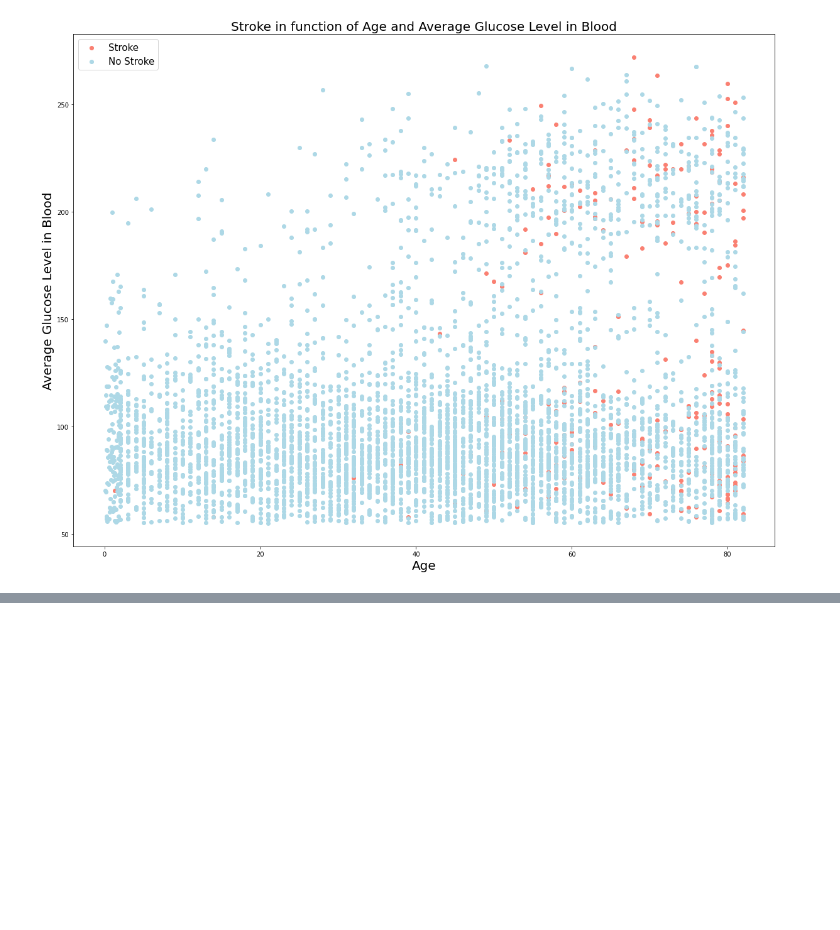
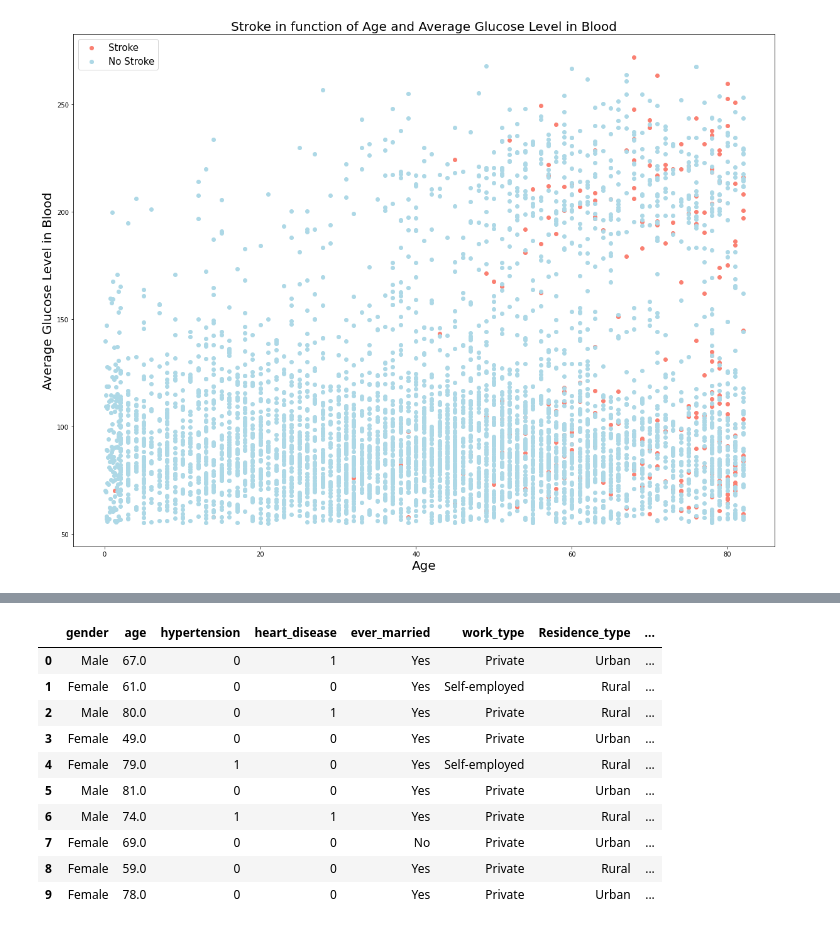
Before and after one commit to NikolaTosic-sudo/stroke_project, a Jupyter notebook: Full Project Notebook.ipynb, the cells around one changed output, grey strips where cells are left out. Cells and saved outputs as stored; diff of their text form; code cells hidden in the pictures; blank space fills up the shorter version.

```diff
--- a/Full Project Notebook.ipynb
+++ b/Full Project Notebook.ipynb
@@ -262,0 +284,20 @@ plt.savefig('stroke_age_and_average_glucose_level_in_blood.png')
+# %%
+# Only `bmi` is missing which is not a problem to fill, we can use a medium or mean of existing values to fill all the missing values
+
+df_changed.fillna(df_changed.bmi.mean(), inplace=True)
+
+df_changed = df_changed.round(decimals=2)
+
+df_changed.head(10)
+# %% [output]
+|  | gender | age | hypertension | heart_disease | ever_married | work_type | Residence_type | ... |
+| 0 | Male | 67.0 | 0 | 1 | Yes | Private | Urban | ... |
+| 1 | Female | 61.0 | 0 | 0 | Yes | Self-employed | Rural | ... |
+| 2 | Male | 80.0 | 0 | 1 | Yes | Private | Rural | ... |
+| 3 | Female | 49.0 | 0 | 0 | Yes | Private | Urban | ... |
+| 4 | Female | 79.0 | 1 | 0 | Yes | Self-employed | Rural | ... |
+| 5 | Male | 81.0 | 0 | 0 | Yes | Private | Urban | ... |
+| 6 | Male | 74.0 | 1 | 1 | Yes | Private | Rural | ... |
+| 7 | Female | 69.0 | 0 | 0 | No | Private | Urban | ... |
+| 8 | Female | 59.0 | 0 | 0 | Yes | Private | Rural | ... |
+| 9 | Female | 78.0 | 0 | 0 | Yes | Private | Urban | ... |
```
Also changed, not shown: parts of 8 cells of this notebook.
